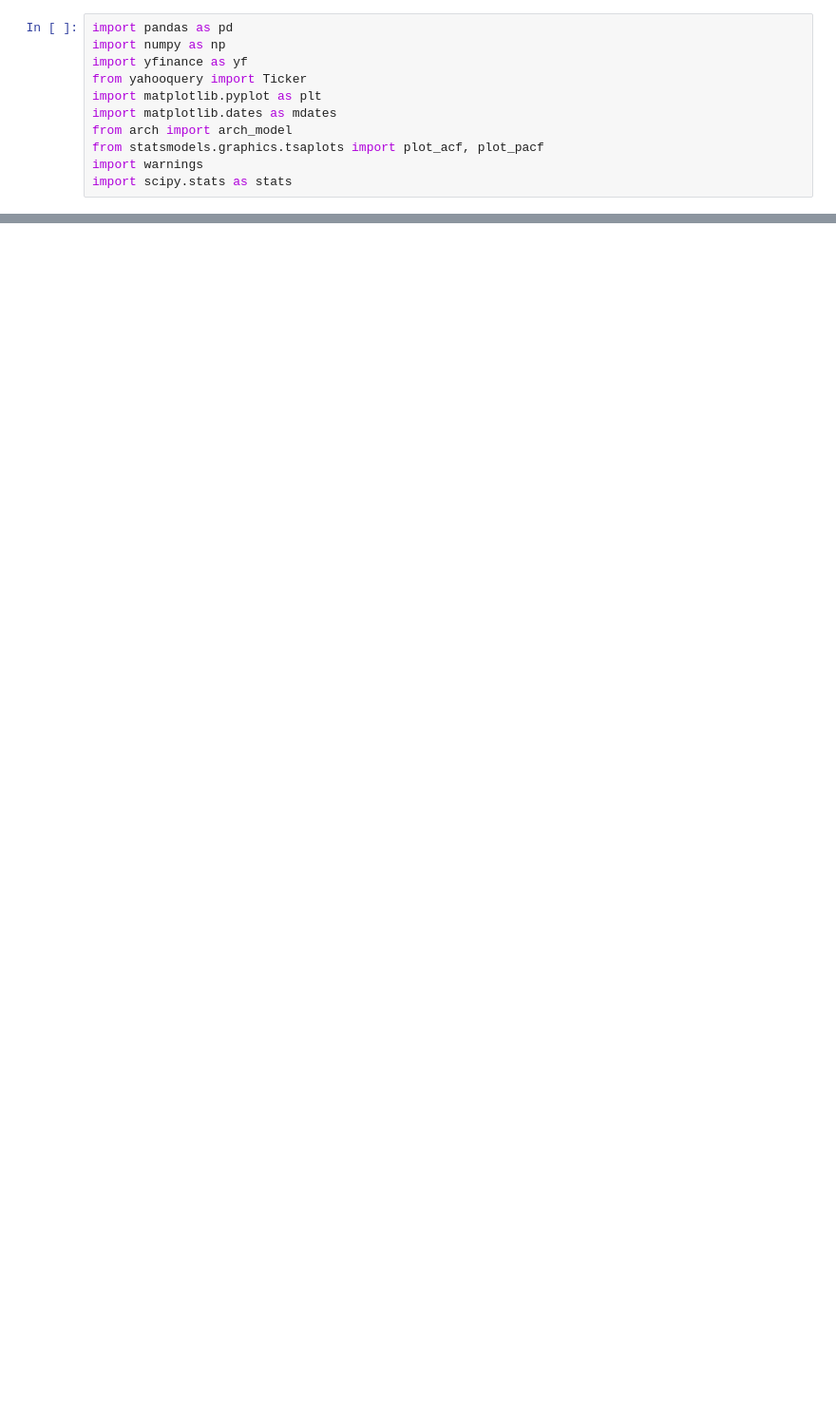
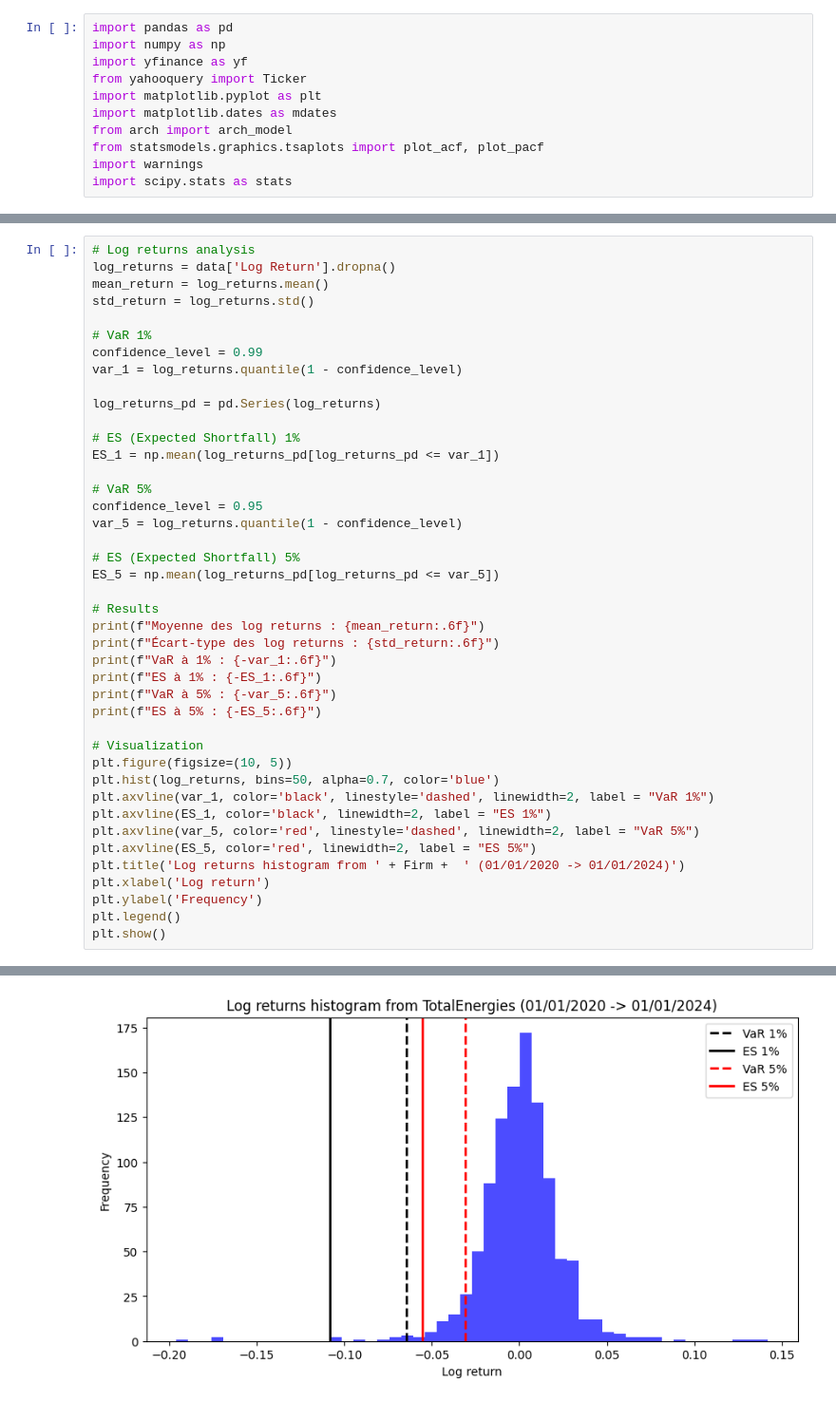
Before and after one commit to AdrienPortier/GARCH-Prediction-LSMIC, a Jupyter notebook: VaR_ES_Garch_LSMIC_final.ipynb, the cells around one changed output, grey strips where cells are left out. Shown at 95% size. Cells and saved outputs as stored; diff of their text form; blank space fills up the shorter version.

```diff
--- a/VaR_ES_Garch_LSMIC_final.ipynb
+++ b/VaR_ES_Garch_LSMIC_final.ipynb
@@ -784,0 +41,43 @@ plt.show()
+# %%
+# Log returns analysis
+log_returns = data['Log Return'].dropna()
+mean_return = log_returns.mean()
+std_return = log_returns.std()
+
+# VaR 1%
+confidence_level = 0.99
+var_1 = log_returns.quantile(1 - confidence_level)
+
+log_returns_pd = pd.Series(log_returns)
+
+# ES (Expected Shortfall) 1%
+ES_1 = np.mean(log_returns_pd[log_returns_pd <= var_1])
+
+# VaR 5%
+confidence_level = 0.95
+var_5 = log_returns.quantile(1 - confidence_level)
+
+# ES (Expected Shortfall) 5%
+ES_5 = np.mean(log_returns_pd[log_returns_pd <= var_5])
+
+# Results
+print(f"Moyenne des log returns : {mean_return:.6f}")
+print(f"Écart-type des log returns : {std_return:.6f}")
+print(f"VaR à 1% : {-var_1:.6f}")
+print(f"ES à 1% : {-ES_1:.6f}")
+print(f"VaR à 5% : {-var_5:.6f}")
+print(f"ES à 5% : {-ES_5:.6f}")
+
+# Visualization
+plt.figure(figsize=(10, 5))
+plt.hist(log_returns, bins=50, alpha=0.7, color='blue')
+plt.axvline(var_1, color='black', linestyle='dashed', linewidth=2, label = "VaR 1%")
+plt.axvline(ES_1, color='black', linewidth=2, label = "ES 1%")
+plt.axvline(var_5, color='red', linestyle='dashed', linewidth=2, label = "VaR 5%")
+plt.axvline(ES_5, color='red', linewidth=2, label = "ES 5%")
+plt.title('Log returns histogram from ' + Firm +  ' (01/01/2020 -> 01/01/2024)')
+plt.xlabel('Log return')
+plt.ylabel('Frequency')
+plt.legend()
+plt.show()
+# %% [output]
@@ -784,0 +90 @@ plt.show()
+[figure, added]
```
Also changed, not shown: parts of 46 cells of this notebook, 1 other file.
